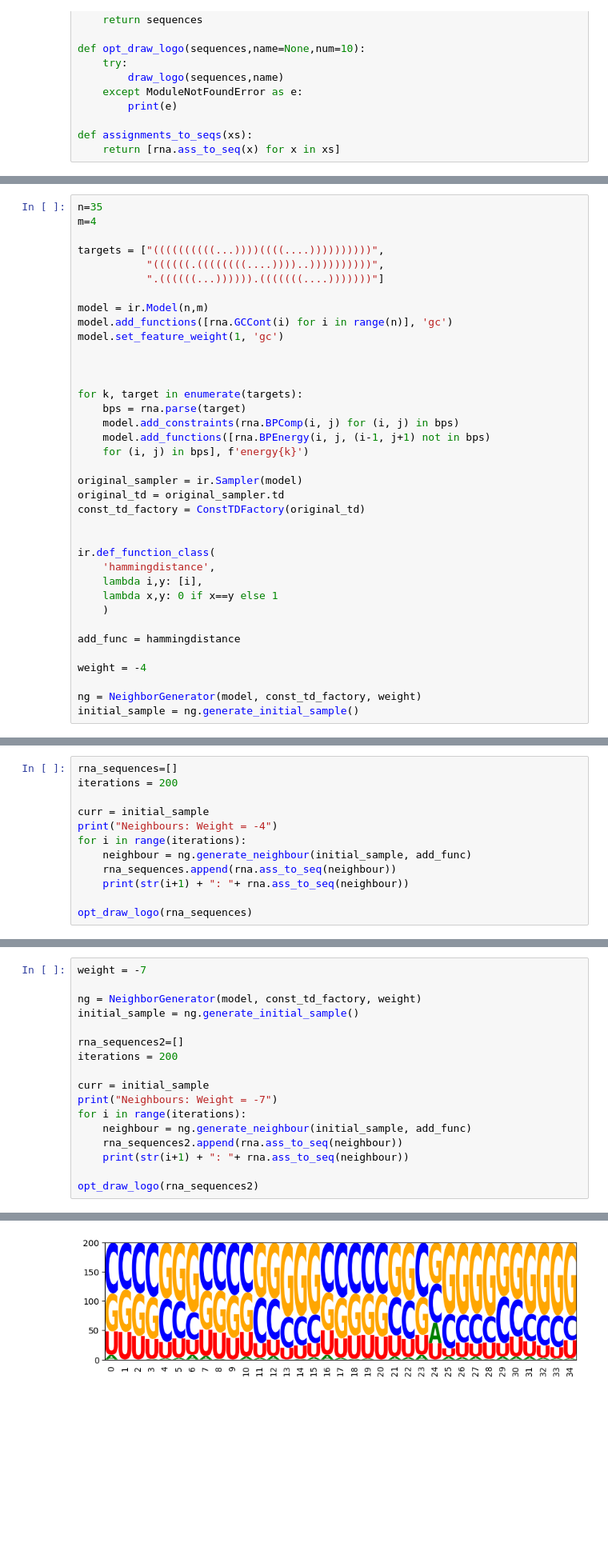
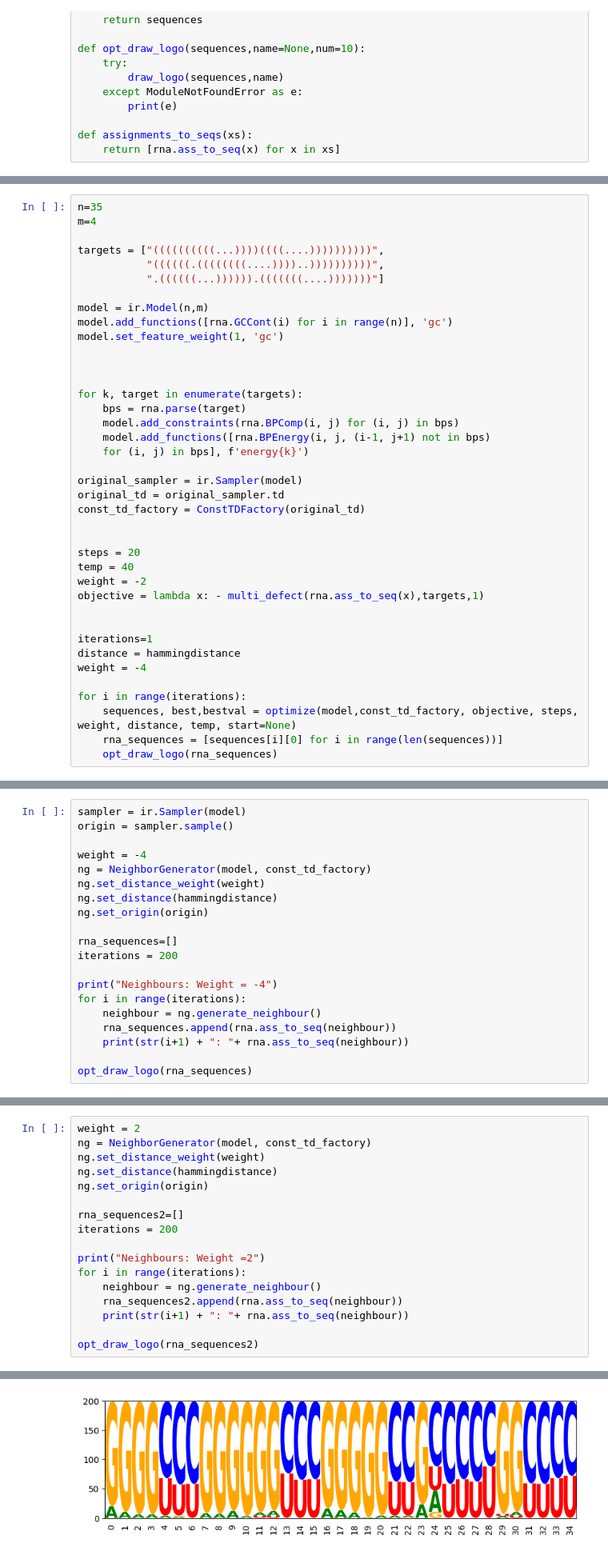
Before and after one commit to elenamrdja/Bachelor-thesis, a Jupyter notebook: NeighbourClass.ipynb, the cells around one changed output, grey strips where cells are left out. Shown: that part at 80% size. Drawn from its saved outputs; the diff is of its cells as text; blank space fills up the shorter version.

```diff
--- a/NeighbourClass.ipynb
+++ b/NeighbourClass.ipynb
@@ -81,15 +152,17 @@ original_td = original_sampler.td
 const_td_factory = ConstTDFactory(original_td)
 
 
-ir.def_function_class(
-    'hammingdistance',
-    lambda i,y: [i],
-    lambda x,y: 0 if x==y else 1
-    )
+steps = 20
+temp = 40
+weight = -2
+objective = lambda x: - multi_defect(rna.ass_to_seq(x),targets,1)
 
-add_func = hammingdistance
 
+iterations=1
+distance = hammingdistance
 weight = -4
 
-ng = NeighborGenerator(model, const_td_factory, weight)
-initial_sample = ng.generate_initial_sample()
+for i in range(iterations):
+    sequences, best,bestval = optimize(model,const_td_factory, objective, steps, weight, distance, temp, start=None)
+    rna_sequences = [sequences[i][0] for i in range(len(sequences))]
+    opt_draw_logo(rna_sequences)
@@ -96,11 +191,19 @@ initial_sample = ng.generate_initial_sample()
 # %%
+sampler = ir.Sampler(model)
+origin = sampler.sample()
+
+weight = -4
+ng = NeighborGenerator(model, const_td_factory)
+ng.set_distance_weight(weight)
+ng.set_distance(hammingdistance)
+ng.set_origin(origin)
+
 rna_sequences=[]
 iterations = 200
 
-curr = initial_sample
 print("Neighbours: Weight = -4")
 for i in range(iterations):
-    neighbour = ng.generate_neighbour(initial_sample, add_func)
+    neighbour = ng.generate_neighbour()
     rna_sequences.append(rna.ass_to_seq(neighbour))
     print(str(i+1) + ": "+ rna.ass_to_seq(neighbour))
 
@@ -127,16 +230,16 @@ Neighbours: Weight = -3
 # %%
-weight = -7
-
-ng = NeighborGenerator(model, const_td_factory, weight)
-initial_sample = ng.generate_initial_sample()
+weight = 2
+ng = NeighborGenerator(model, const_td_factory)
+ng.set_distance_weight(weight)
+ng.set_distance(hammingdistance)
+ng.set_origin(origin)
 
 rna_sequences2=[]
 iterations = 200
 
-curr = initial_sample
-print("Neighbours: Weight = -7")
+print("Neighbours: Weight =2")
 for i in range(iterations):
-    neighbour = ng.generate_neighbour(initial_sample, add_func)
+    neighbour = ng.generate_neighbour()
     rna_sequences2.append(rna.ass_to_seq(neighbour))
     print(str(i+1) + ": "+ rna.ass_to_seq(neighbour))
 
@@ -162 +265 @@ Neighbours: Weight = -7
-[figure, old version]
+[figure, new version]
```
Also changed, not shown: parts of 8 cells of this notebook.
